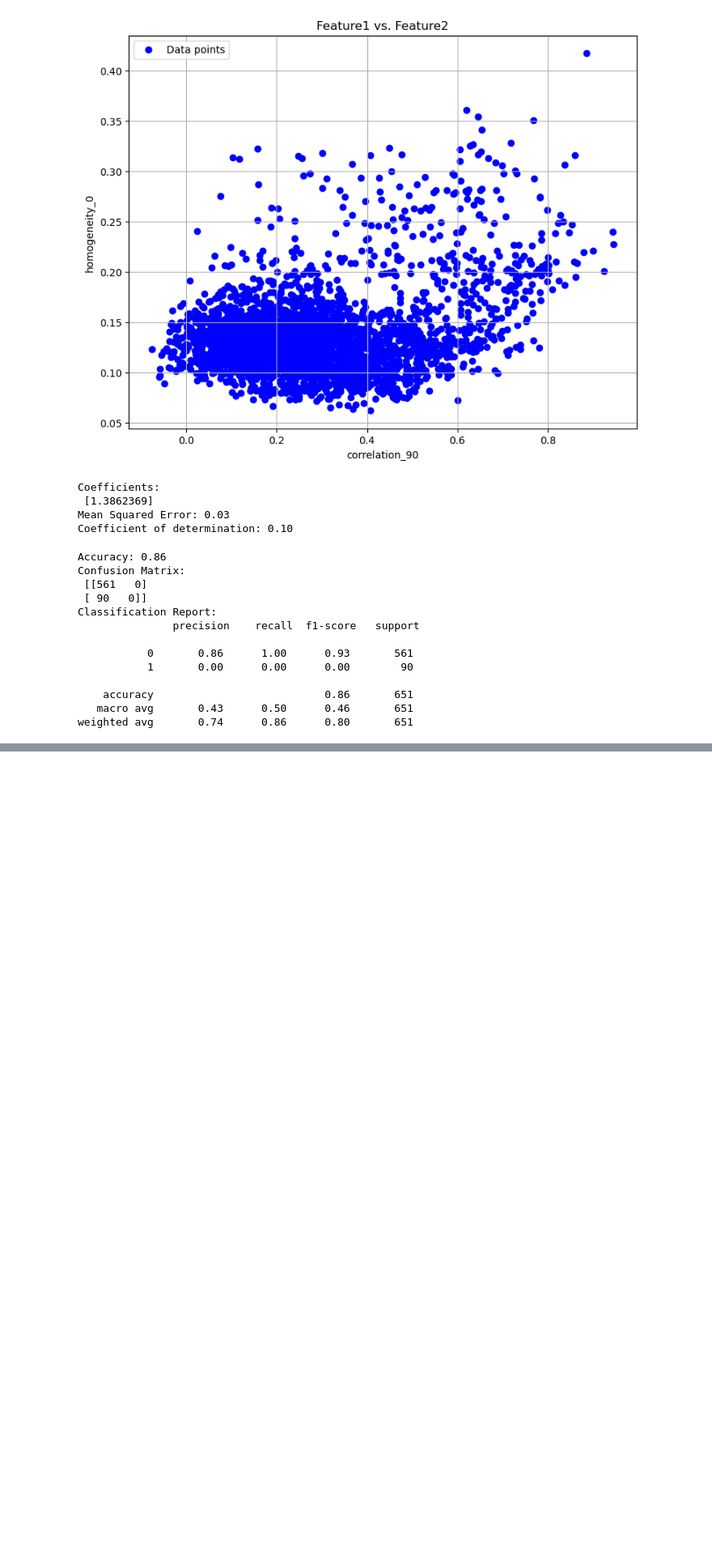
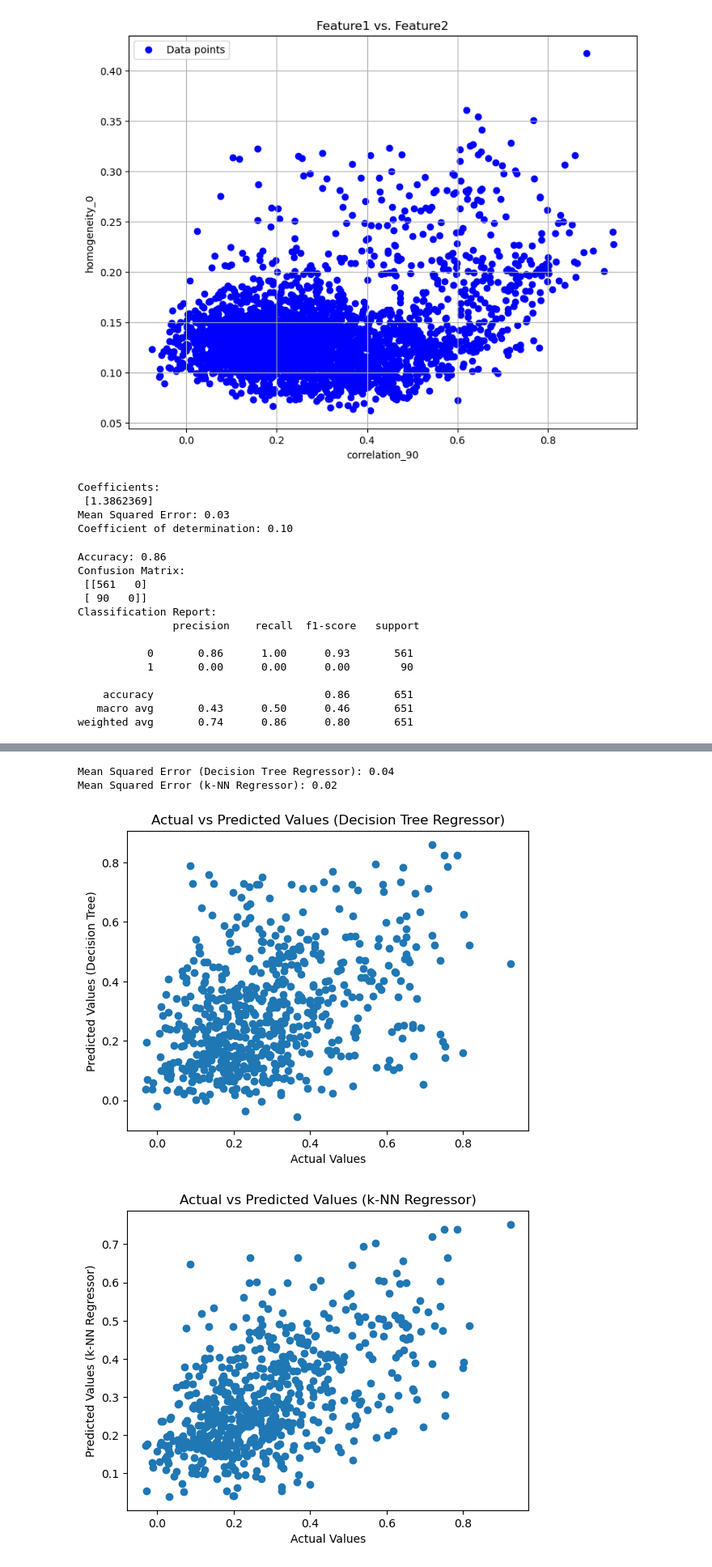
Before and after one commit to SaiBhumika04/LAB-6, a Jupyter notebook: ML LAB 6 (CH.SAI BHUMIKA 21044).ipynb, the cells around one changed output, grey strips where cells are left out. Shown: that part at 81% size. Drawn from its saved outputs; the diff is of its cells as text; code cells hidden in the pictures; blank space fills up the shorter version.

```diff
--- a/ML LAB 6 (CH.SAI BHUMIKA 21044).ipynb
+++ b/ML LAB 6 (CH.SAI BHUMIKA 21044).ipynb
@@ -109,0 +155,63 @@ weighted avg       0.74      0.86      0.80       651
+# %%
+import pandas as pd
+from sklearn.tree import DecisionTreeRegressor
+from sklearn.neighbors import KNeighborsRegressor
+from sklearn.model_selection import train_test_split
+from sklearn.metrics import mean_squared_error
+import numpy as np
+import matplotlib.pyplot as plt
+
+# Drop rows with missing values in specified columns
+data_cleaned = data.dropna(subset=['correlation_90', 'homogeneity_0', 'homogeneity_90'])
+
+# Select features and target variable
+X = data_cleaned[['homogeneity_0', 'homogeneity_90']]
+y = data_cleaned['correlation_90']
+
+# Split the data into training and testing sets
+X_train, X_test, y_train, y_test = train_test_split(X, y, test_size=0.2, random_state=42)
+
+# Decision Tree Regressor
+model_tree = DecisionTreeRegressor()
+
+# Train the model
+model_tree.fit(X_train, y_train)
+
+# Make predictions on the test set
+predictions_tree = model_tree.predict(X_test)
+
+# Evaluate the model
+mse_tree = mean_squared_error(y_test, predictions_tree)
+print(f"Mean Squared Error (Decision Tree Regressor): {mse_tree:.2f}")
+
+# k-NN Regressor
+model_knn = KNeighborsRegressor(n_neighbors=5)  # You can adjust the number of neighbors
+
+# Train the model
+model_knn.fit(X_train, y_train)
+
+# Make predictions on the test set
+predictions_knn = model_knn.predict(X_test)
+
+# Evaluate the model
+mse_knn = mean_squared_error(y_test, predictions_knn)
+print(f"Mean Squared Error (k-NN Regressor): {mse_knn:.2f}")
+
+# Visualization for Decision Tree Regressor
+plt.scatter(y_test, predictions_tree)
+plt.xlabel('Actual Values')
+plt.ylabel('Predicted Values (Decision Tree)')
+plt.title('Actual vs Predicted Values (Decision Tree Regressor)')
+plt.show()
+
+# Visualization for k-NN Regressor
+plt.scatter(y_test, predictions_knn)
+plt.xlabel('Actual Values')
+plt.ylabel('Predicted Values (k-NN Regressor)')
+plt.title('Actual vs Predicted Values (k-NN Regressor)')
+plt.show()
+# %% [output]
+Mean Squared Error (Decision Tree Regressor): 0.04
+Mean Squared Error (k-NN Regressor): 0.02
+[figure, added]
+[figure, added]
```
Also changed, not shown: parts of 1 cell of this notebook.
